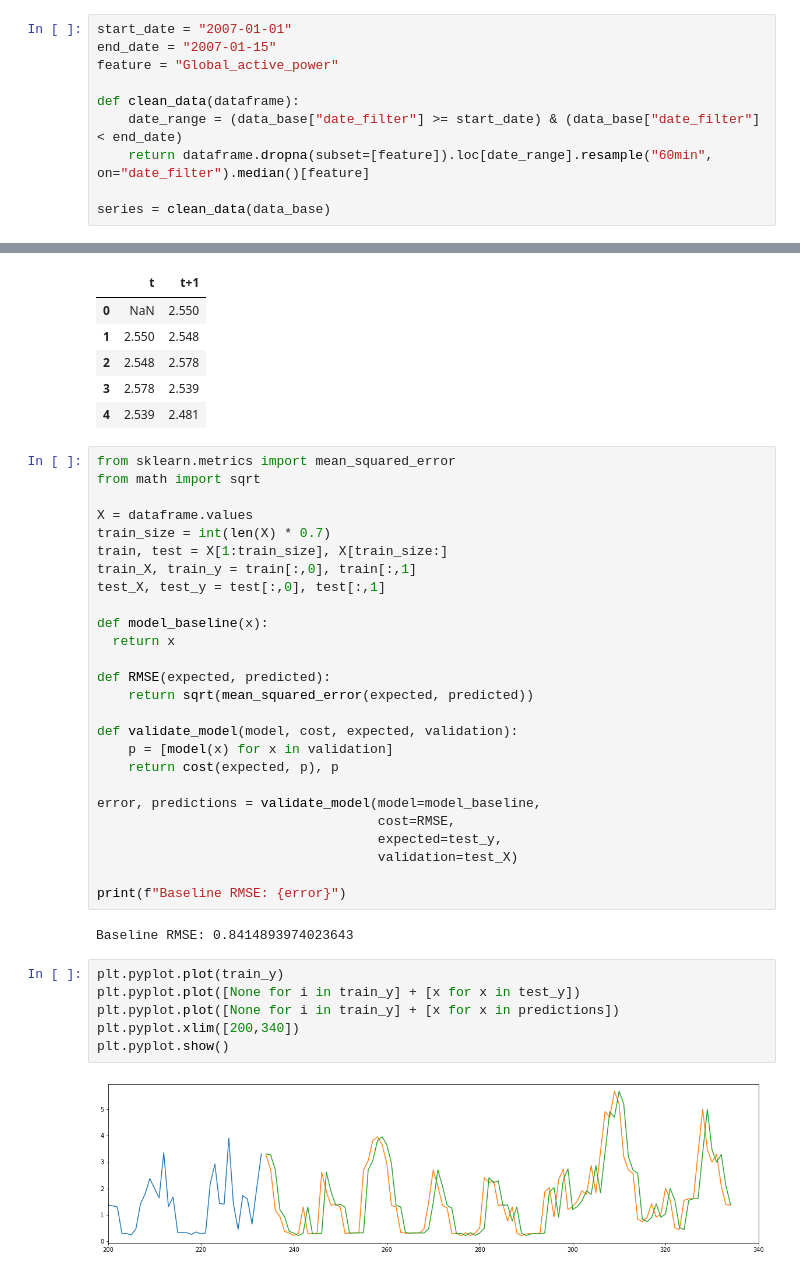
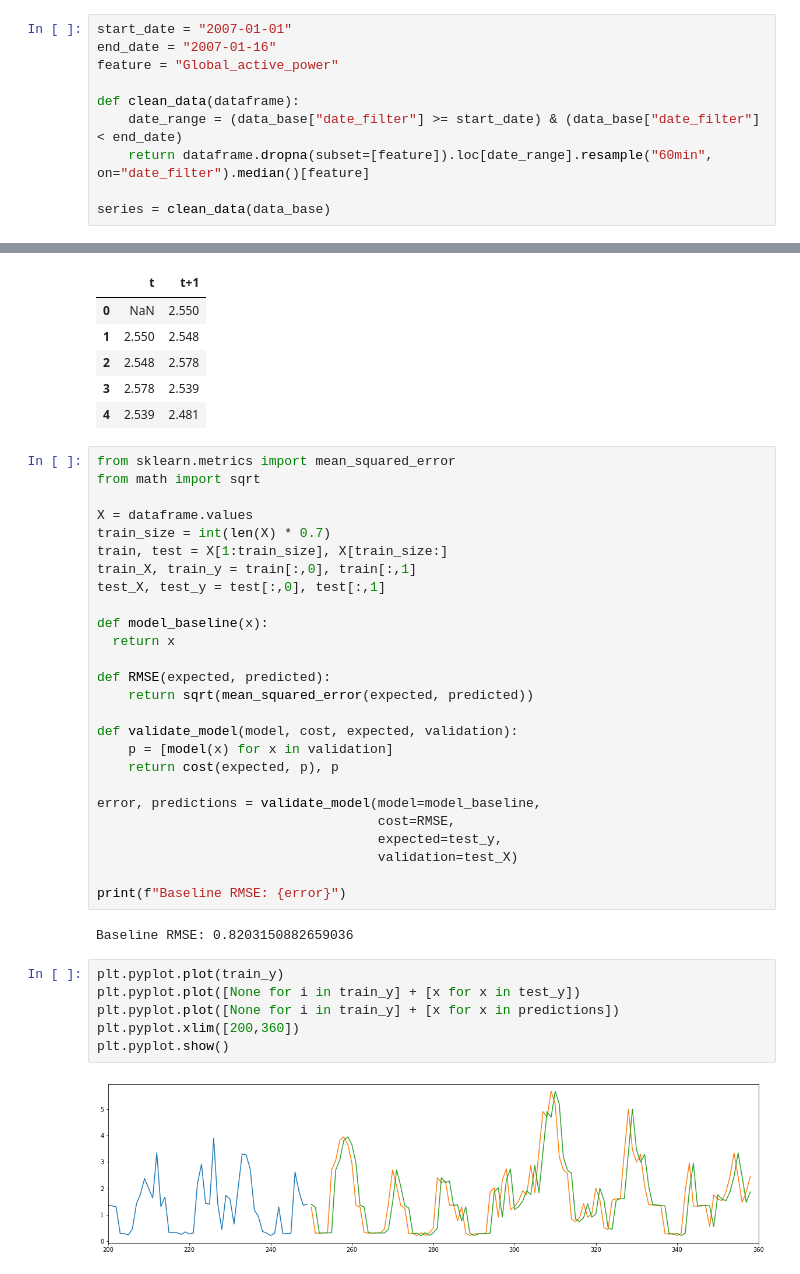
Before and after one commit to Gunisalvo/ppget-aprendizado-de-maquinas, a Jupyter notebook: demand_response.ipynb, the cells around one changed output, grey strips where cells are left out. Cells and saved outputs as stored; diff of their text form.

```diff
--- a/demand_response.ipynb
+++ b/demand_response.ipynb
@@ -33,7 +34,7 @@ data_base.head(5).style
 | 2006-12-16 17:28:00 | 16/12/2006 | 17:28:00 | 3.666000 | 0.528000 | 235.680000 | 15.800000 | ... |
 # %%
 start_date = "2007-01-01"
-end_date = "2007-01-15"
+end_date = "2007-01-16"
 feature = "Global_active_power"
 
 def clean_data(dataframe):
@@ -138,12 +139,12 @@ error, predictions = validate_model(model=model_baseline,
 
 print(f"Baseline RMSE: {error}")
 # %% [output]
-Baseline RMSE: 0.8414893974023643
+Baseline RMSE: 0.8203150882659036
 # %%
 plt.pyplot.plot(train_y)
 plt.pyplot.plot([None for i in train_y] + [x for x in test_y])
 plt.pyplot.plot([None for i in train_y] + [x for x in predictions])
-plt.pyplot.xlim([200,340])
+plt.pyplot.xlim([200,360])
 plt.pyplot.show()
 # %% [output]
-[figure, old version]
+[figure, new version]
```
Also changed, not shown: parts of 7 cells of this notebook.
